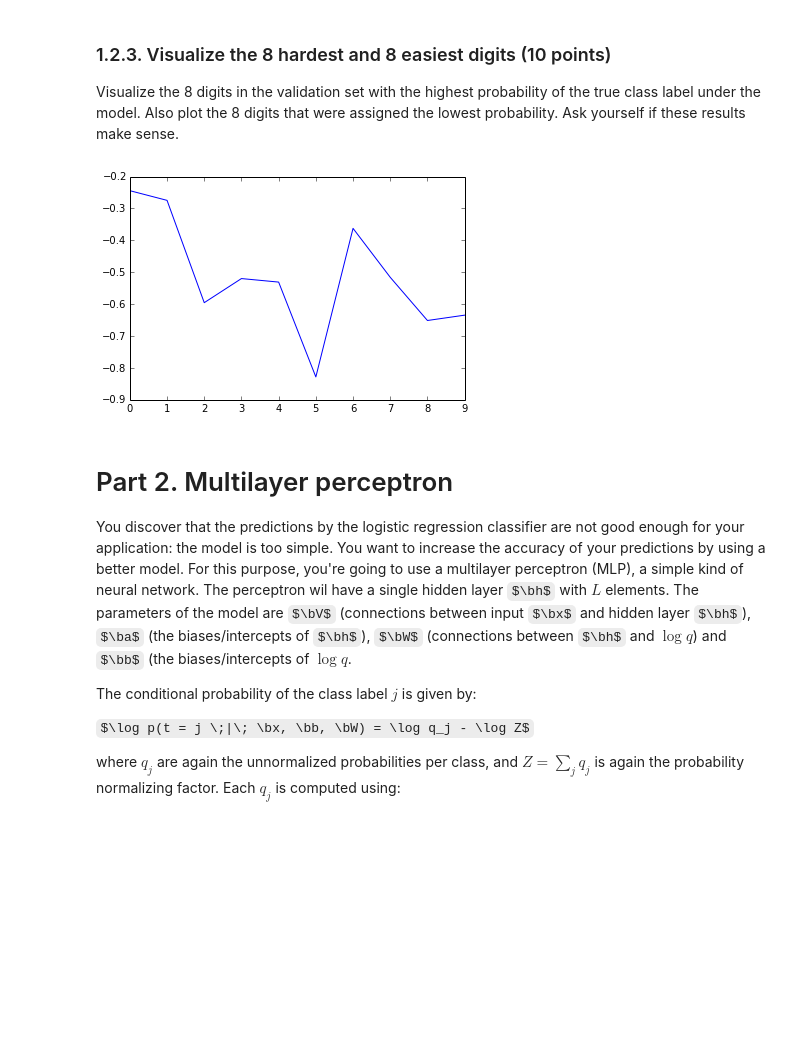
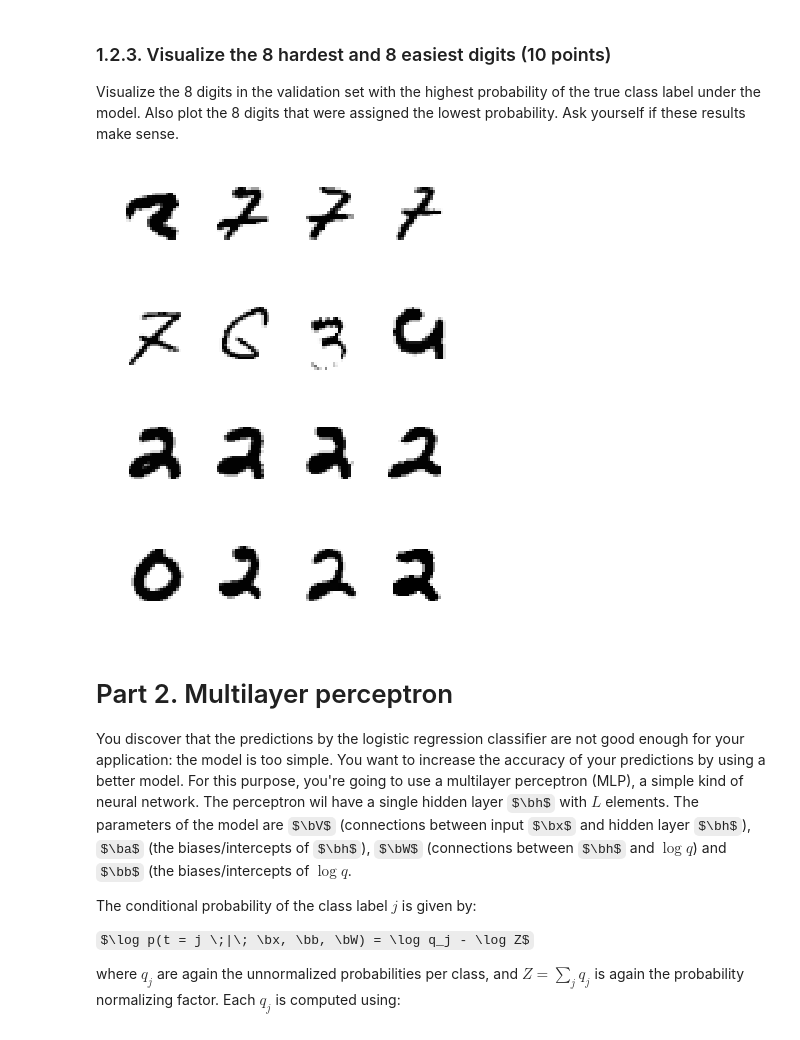
Before and after one commit to maarteninja/ml2014, a Jupyter notebook: two/Lab2.ipynb, the cells around one changed output. Cells and saved outputs as stored; diff of their text form; code cells hidden in the pictures; some formulas as TeX source; blank space fills up the shorter version.

```diff
--- a/two/Lab2.ipynb
+++ b/two/Lab2.ipynb
@@ -352,24 +324,28 @@ plot_digits(W.T, numcols=5)
 Visualize the 8 digits in the validation set with the highest probability of the true class label under the model.
 Also plot the 8 digits that were assigned the lowest probability.
 Ask yourself if these results make sense.
-# %%
-# Calculate the average logprob per digit
-def ln_p_per_digit(X, t_eval, W, b):
-    D = size(W, 1)
-    S = zeros((D, 1))
-    N = zeros((D, 1))
-    for i in range(size(X, 0)):
-        (x, t) = X[i:i+1, :], t_eval[i]
-        ln_p = evaluate_ln_p(x.T, t, W, b)
-        S[t] += ln_p[t]
-        N[t] += 1
-    return [S[i] / N[i] for i in range(D)]
-
-plt.figure()
-plt.plot(range(10), ln_p_per_digit(x_test, t_test, W, b))
-plt.show()
-# %% [output]
-[figure, removed]
+# %%
+N = size(t_test, 0)
+
+probs = [(evaluate_ln_p(x_test[i:i+1, :].T, W, b)[t_test[i]], x_test[i]) for i in range(N)]
+
+ascending = sorted(probs, key=lambda x: x[0])
+descending = reversed(ascending)
+
+D = size(x_test, 1)
+
+lowest = zeros((D, 8))
+highest = zeros((D, 8))
+
+for i in range(8):
+    lowest[:, i] = ascending[i][1]
+    highest[:, i] = descending.next()[1]
+
+plot_digits(lowest.T, numcols=4)
+plot_digits(highest.T, numcols=4)
+# %% [output]
+[figure, added]
+[figure, added]
 # %% [markdown]
 # Part 2. Multilayer perceptron
 
```
Also changed, not shown: parts of 5 cells of this notebook.
